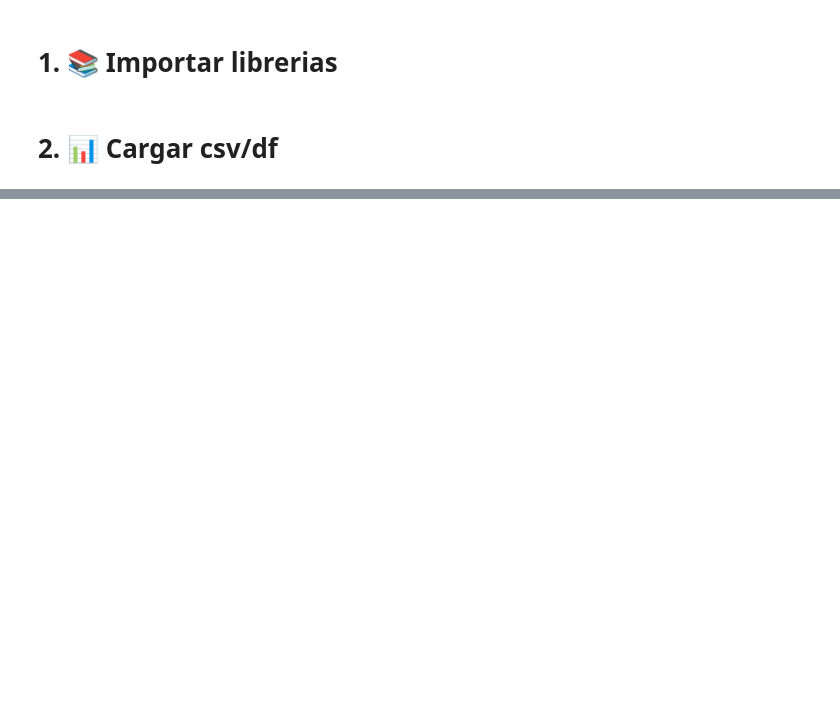
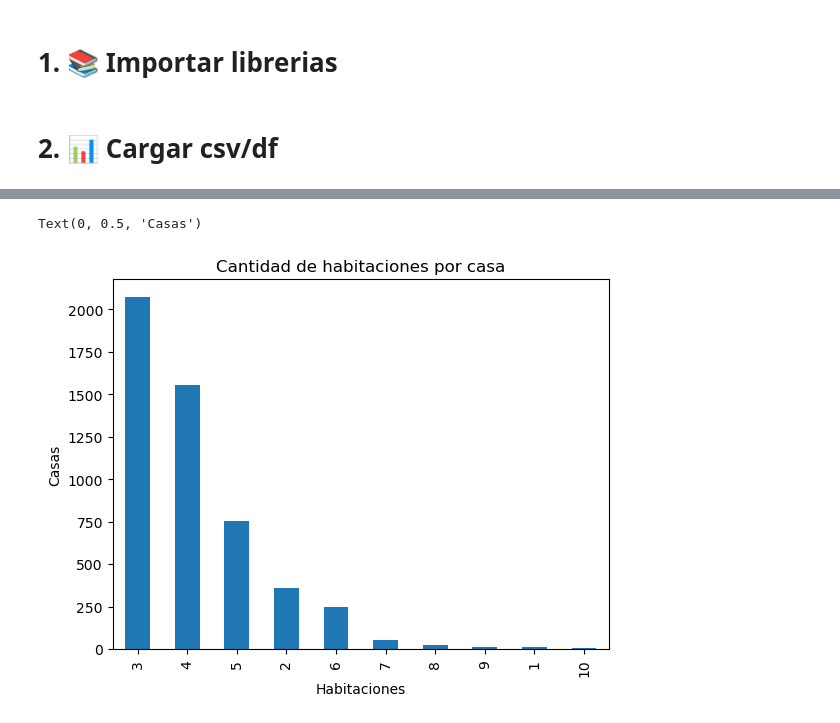
Before and after one commit to FMaulen/propiedades-chile, a Jupyter notebook: notebooks/clean.ipynb, the cells around one changed output, grey strips where cells are left out. Cells and saved outputs as stored; diff of their text form; code cells hidden in the pictures; blank space fills up the shorter version.

```diff
--- a/notebooks/clean.ipynb
+++ b/notebooks/clean.ipynb
@@ -92,2 +165,0 @@ for col in cols:
-# %%
-df = df.dropna(subset=['Baths', 'Built Area', 'Total Area'])
@@ -103,3 +165,0 @@ df[df.duplicated()]
-# %%
-df = df.drop_duplicates()
-df[df.duplicated()]
@@ -200,11 +165,0 @@ X
-# %%
-df['is_outlier'] = mask
-print(len(df), len(mask))
-df_clean = df[
-                (df['Price_UF'] > 500) & (df['Price_UF'] < 29915) &
-                (df['Total Area'] > 42) & (df['Total Area'] < 910) &
-                (df['Built Area'] > 42) & (df['Built Area'] < 373) &
-                (df['Baths'] > 0) & (df['Baths'] < 5)
-            ].copy()
-
-print(len(df_clean))
@@ -287,0 +197,2 @@ df_clean.to_csv('../data/processed/casas_chile_limpio.csv', index=False)
+# %%
+df_clean = run_pipeline(df, False)
@@ -287,0 +210,10 @@ df_clean.to_csv('../data/processed/casas_chile_limpio.csv', index=False)
+# %%
+#plt.style.use('ggplot') #fivethirtyeight
+ax = df_clean['Dorms'].value_counts().head(10)\
+    .plot(kind='bar',
+          title='Cantidad de habitaciones por casa')
+ax.set_xlabel('Habitaciones')
+ax.set_ylabel('Casas')
+# %% [output]
+Text(0, 0.5, 'Casas')
+[figure, added]
```
Also changed, not shown: parts of 61 cells of this notebook, 10 other files.
